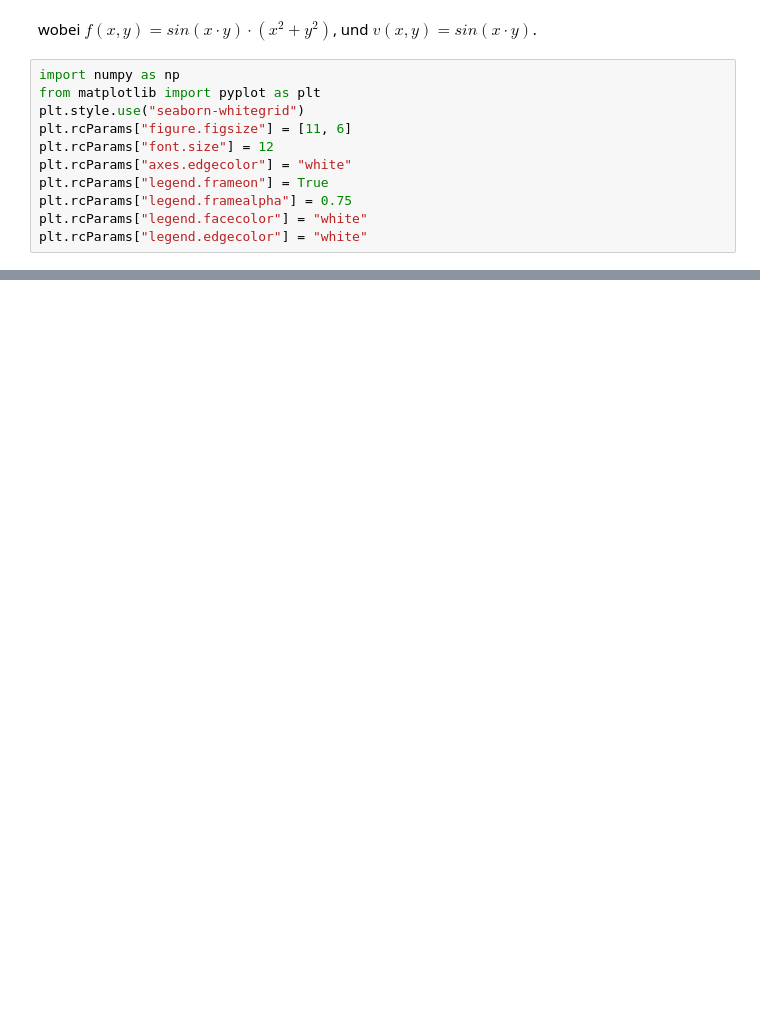
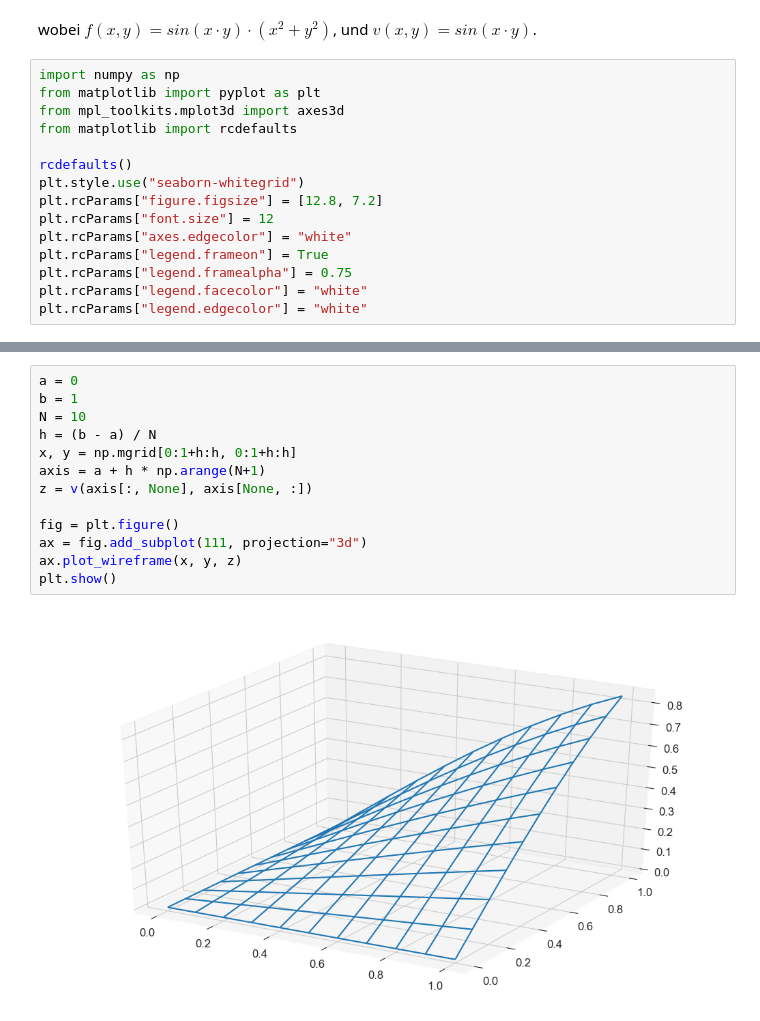
Before and after one commit to maxstollmayer/NuMeDiffG, a Jupyter notebook: Aufgabenblatt 6/Aufgabenblatt 6 Lösung.ipynb, the cells around one changed output, grey strips where cells are left out. Drawn from its saved outputs; the diff is of its cells as text; blank space fills up the shorter version.

```diff
--- a/Aufgabenblatt 6/Aufgabenblatt 6 Lösung.ipynb
+++ b/Aufgabenblatt 6/Aufgabenblatt 6 Lösung.ipynb
@@ -14,8 +14,12 @@ wobei $f(x,y)=sin(x\cdot y)\cdot(x^2+y^2)$, und $v(x,y)=sin(x\cdot y)$.
 # %%
 import numpy as np
 from matplotlib import pyplot as plt
+from mpl_toolkits.mplot3d import axes3d
+from matplotlib import rcdefaults
+
+rcdefaults()
 plt.style.use("seaborn-whitegrid")
-plt.rcParams["figure.figsize"] = [11, 6]
+plt.rcParams["figure.figsize"] = [12.8, 7.2]
 plt.rcParams["font.size"] = 12
 plt.rcParams["axes.edgecolor"] = "white"
 plt.rcParams["legend.frameon"] = True
@@ -76,0 +188,15 @@ plt.show()'''
+# %%
+a = 0
+b = 1
+N = 10
+h = (b - a) / N
+x, y = np.mgrid[0:1+h:h, 0:1+h:h]
+axis = a + h * np.arange(N+1)
+z = v(axis[:, None], axis[None, :])
+
+fig = plt.figure()
+ax = fig.add_subplot(111, projection="3d")
+ax.plot_wireframe(x, y, z)
+plt.show()
+# %% [output]
+[figure, added]
```
Also changed, not shown: parts of 8 cells of this notebook.
